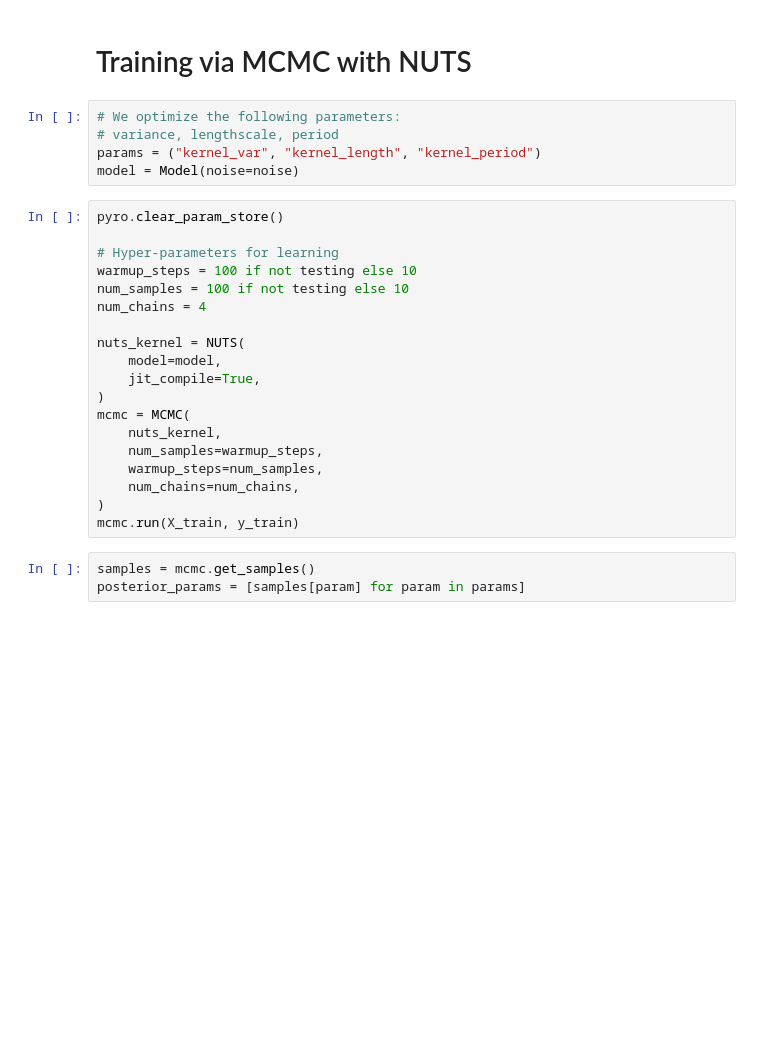
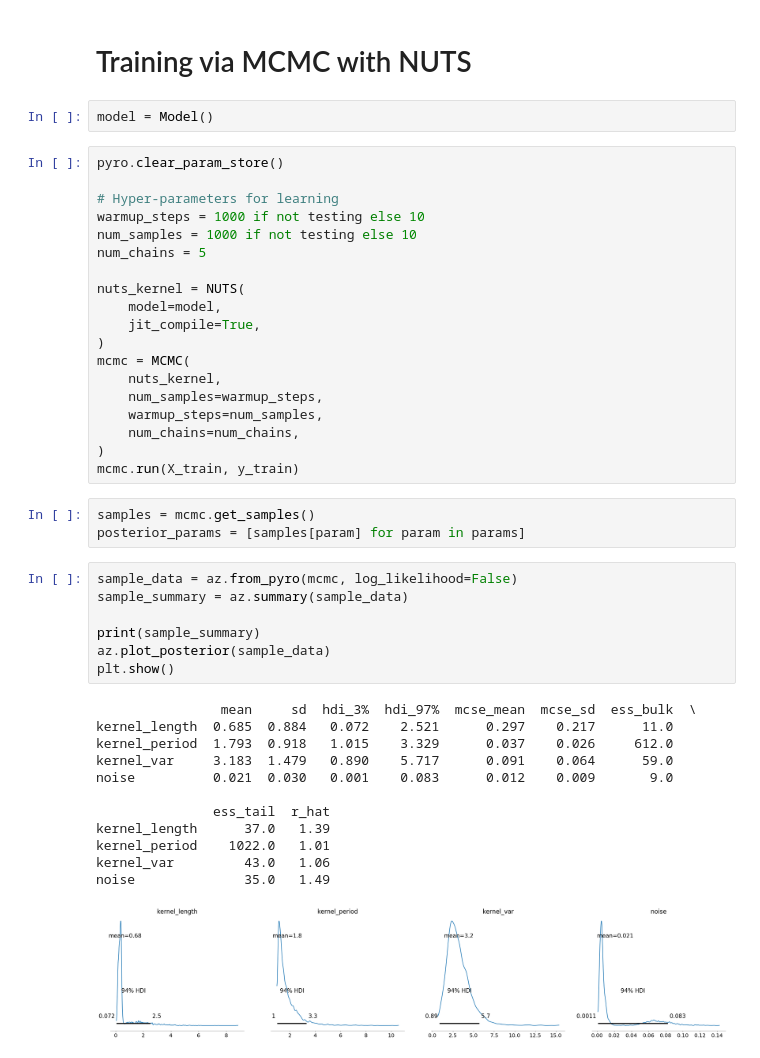
Before and after one commit to joshniemela/ProbabilisticML, a Jupyter notebook: exam/src/gp.ipynb, the cells around one changed output. Drawn from its saved outputs; the diff is of its cells as text; blank space fills up the shorter version.

```diff
--- a/exam/src/gp.ipynb
+++ b/exam/src/gp.ipynb
@@ -203,17 +201,14 @@ Log-likelihood of test samples: 9.426456153979448
 # %% [markdown]
 # Training via MCMC with NUTS
 # %%
-# We optimize the following parameters:
-# variance, lengthscale, period
-params = ("kernel_var", "kernel_length", "kernel_period")
-model = Model(noise=noise)
+model = Model()
 # %%
 pyro.clear_param_store()
 
 # Hyper-parameters for learning
-warmup_steps = 100 if not testing else 10
-num_samples = 100 if not testing else 10
-num_chains = 4
+warmup_steps = 1000 if not testing else 10
+num_samples = 1000 if not testing else 10
+num_chains = 5
 
 nuts_kernel = NUTS(
     model=model,
@@ -229,6 +224,26 @@ mcmc.run(X_train, y_train)
 # %%
 samples = mcmc.get_samples()
 posterior_params = [samples[param] for param in params]
+# %%
+sample_data = az.from_pyro(mcmc, log_likelihood=False)
+sample_summary = az.summary(sample_data)
+
+print(sample_summary)
+az.plot_posterior(sample_data)
+plt.show()
+# %% [output]
+                mean     sd  hdi_3%  hdi_97%  mcse_mean  mcse_sd  ess_bulk  \
+kernel_length  0.685  0.884   0.072    2.521      0.297    0.217      11.0
+kernel_period  1.793  0.918   1.015    3.329      0.037    0.026     612.0
+kernel_var     3.183  1.479   0.890    5.717      0.091    0.064      59.0
+noise          0.021  0.030   0.001    0.083      0.012    0.009       9.0
+
+               ess_tail  r_hat
+kernel_length      37.0   1.39
+kernel_period    1022.0   1.01
+kernel_var         43.0   1.06
+noise              35.0   1.49
+[figure, added]
 # %%
 # plot 10 predictions over the x axis
 mean_preds, cov_preds = torch.vmap(
```
Also changed, not shown: parts of 15 cells of this notebook.
